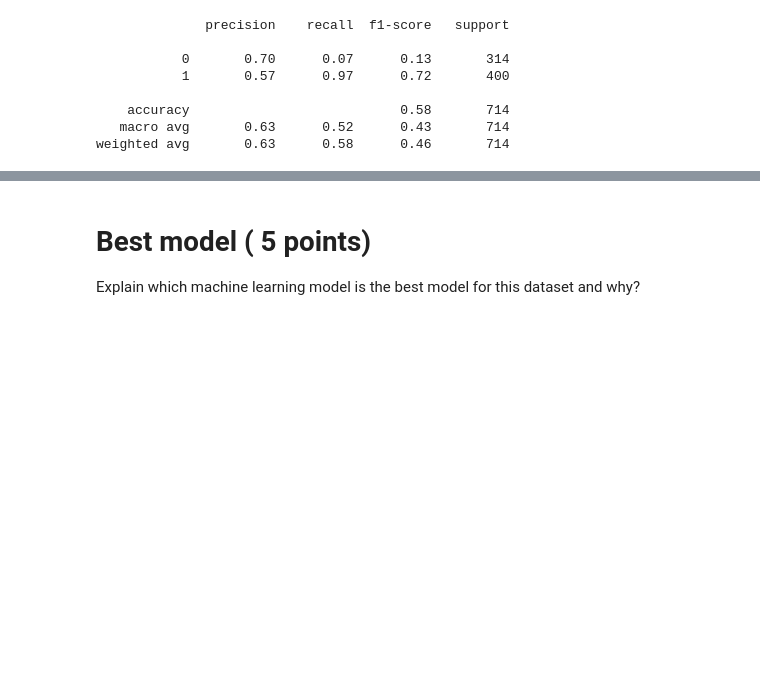
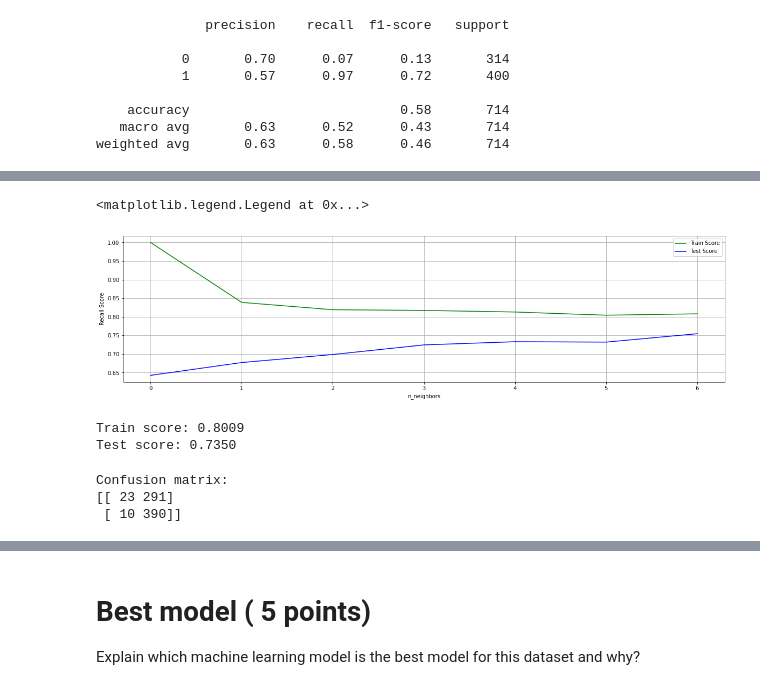
Before and after one commit to ddahiya16/Machine-Learning, a Jupyter notebook: Exam - Summer 2021.ipynb, the cells around one changed output, grey strips where cells are left out. Cells and saved outputs as stored; diff of their text form; code cells hidden in the pictures; blank space fills up the shorter version.

```diff
--- a/Exam - Summer 2021.ipynb
+++ b/Exam - Summer 2021.ipynb
@@ -1917,0 +1941,16 @@ weighted avg       0.63      0.58      0.46       714
+# %%
+## initializing model
+clf_k = KNeighborsClassifier(weights = "uniform")
+
+## initializing parameters
+params_ = {"n_neighbors" : [i for i in range(1,15,2)]}
+
+## grid search cv with roc_auc
+clf_knn = GridSearchCV(clf_k, params_,
+                   cv=5, scoring='recall',
+                   return_train_score=True,
+                   verbose=5,
+                   n_jobs=-1).fit(x_train, y_train)
+
+print("Best cross-validation score: {:.2f}".format(clf_knn.best_score_))
+print("Best parameters: ", clf_knn.best_params_)
@@ -1917,0 +1965,3 @@ weighted avg       0.63      0.58      0.46       714
+# %%
+results_knn = pd.DataFrame(clf_knn.cv_results_)
+display(results_knn.head())
@@ -1917,0 +1976,32 @@ weighted avg       0.63      0.58      0.46       714
+# %%
+%matplotlib inline
+
+plt.subplots(figsize = (20,5))
+plt.plot(np.array(results_knn.mean_train_score), label = 'Train Score', c = 'g')
+plt.plot(np.array(results_knn.mean_test_score), label = 'Test Score', c='b')
+plt.xlabel('n_neighbors')
+plt.ylabel('Recall Score')
+plt.grid()
+plt.legend()
+# %% [output]
+<matplotlib.legend.Legend at 0x...>
+[figure, added]
+# %%
+print('Train score: {:.4f}'.format(clf_knn.score(x_train, y_train)))
+print('Test score: {:.4f}'.format(clf_knn.score(x_test, y_test)))
+# %% [output]
+Train score: 0.8009
+Test score: 0.7350
+# %%
+## predicting with best parameters
+clf_knn = KNeighborsClassifier(weights = "uniform", n_neighbors = clf_knn.best_params_['n_neighbors']).fit(x_train, y_train)
+
+## output prediction
+pred_knn = clf_knn.predict(x_test)
+
+confusion_knn = confusion_matrix(y_test, pred_log)
+print("Confusion matrix:\n{}".format(confusion_knn))
+# %% [output]
+Confusion matrix:
+[[ 23 291]
+ [ 10 390]]
```
Also changed, not shown: parts of 15 cells of this notebook.
